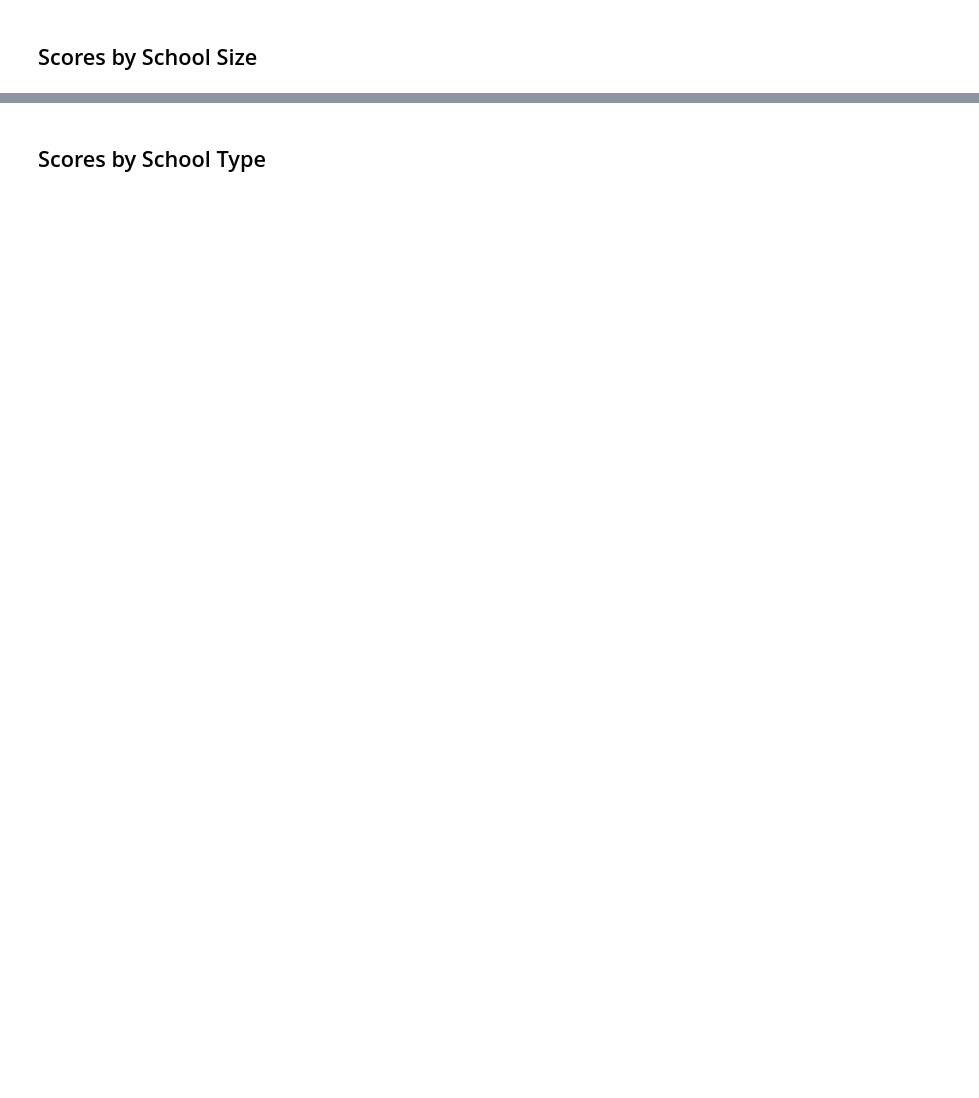
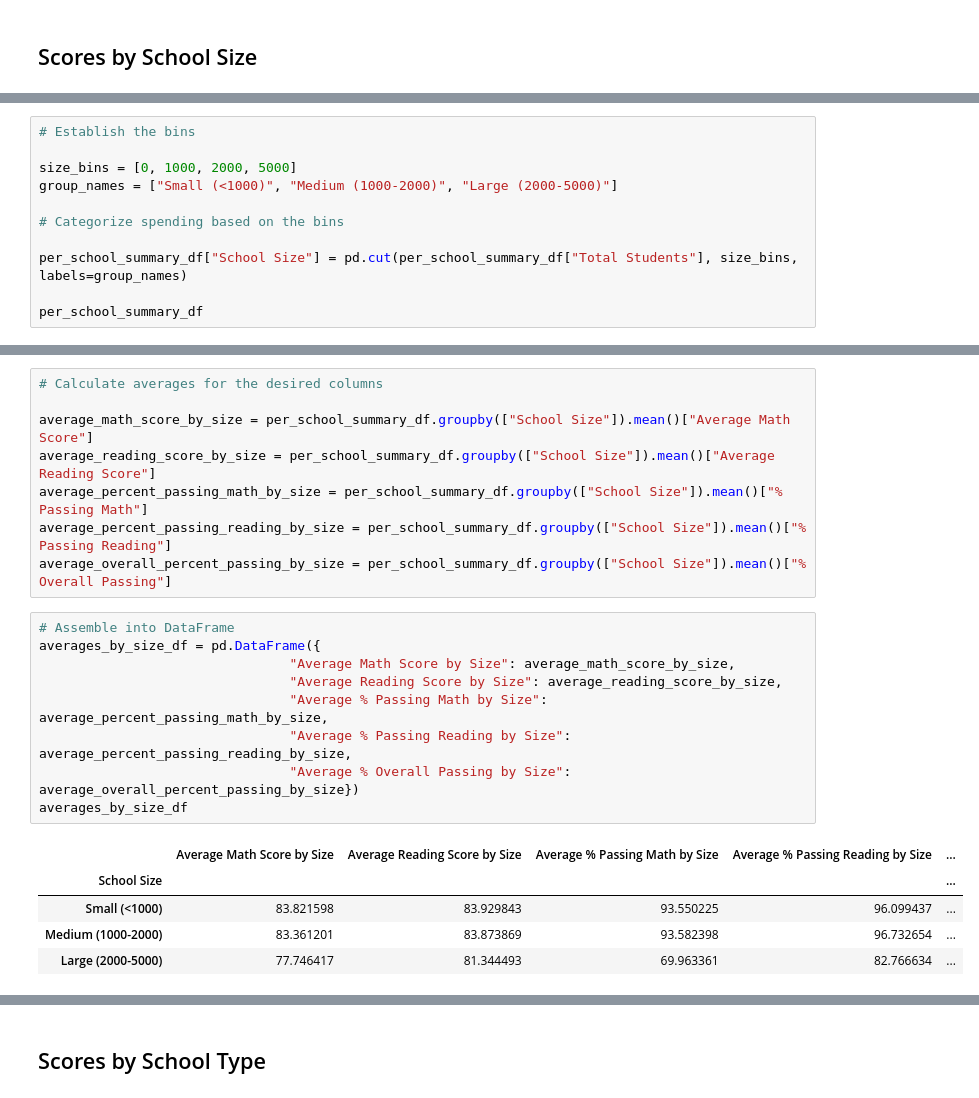
Before and after one commit to WinterElena/4PyCitySchools, a Jupyter notebook: PyCitySchools_Challenge.ipynb, the cells around one changed output, grey strips where cells are left out. Cells and saved outputs as stored; diff of their text form; blank space fills up the shorter version.

```diff
--- a/PyCitySchools_Challenge.ipynb
+++ b/PyCitySchools_Challenge.ipynb
@@ -568,0 +601,11 @@ averages_by_spending_df = pd.DataFrame({
+# %%
+# Establish the bins
+
+size_bins = [0, 1000, 2000, 5000]
+group_names = ["Small (<1000)", "Medium (1000-2000)", "Large (2000-5000)"]
+
+# Categorize spending based on the bins
+
+per_school_summary_df["School Size"] = pd.cut(per_school_summary_df["Total Students"], size_bins, labels=group_names)
+
+per_school_summary_df
@@ -568,0 +629,23 @@ averages_by_spending_df = pd.DataFrame({
+# %%
+# Calculate averages for the desired columns
+
+average_math_score_by_size = per_school_summary_df.groupby(["School Size"]).mean()["Average Math Score"]
+average_reading_score_by_size = per_school_summary_df.groupby(["School Size"]).mean()["Average Reading Score"]
+average_percent_passing_math_by_size = per_school_summary_df.groupby(["School Size"]).mean()["% Passing Math"]
+average_percent_passing_reading_by_size = per_school_summary_df.groupby(["School Size"]).mean()["% Passing Reading"]
+average_overall_percent_passing_by_size = per_school_summary_df.groupby(["School Size"]).mean()["% Overall Passing"]
+# %%
+# Assemble into DataFrame
+averages_by_size_df = pd.DataFrame({
+                                "Average Math Score by Size": average_math_score_by_size,
+                                "Average Reading Score by Size": average_reading_score_by_size,
+                                "Average % Passing Math by Size": average_percent_passing_math_by_size,
+                                "Average % Passing Reading by Size": average_percent_passing_reading_by_size,
+                                "Average % Overall Passing by Size": average_overall_percent_passing_by_size})
+averages_by_size_df
+# %% [output]
+|  | Average Math Score by Size | Average Reading Score by Size | Average % Passing Math by Size | Average % Passing Reading by Size | ... |
+| School Size |  |  |  |  | ... |
+| Small (<1000) | 83.821598 | 83.929843 | 93.550225 | 96.099437 | ... |
+| Medium (1000-2000) | 83.361201 | 83.873869 | 93.582398 | 96.732654 | ... |
+| Large (2000-5000) | 77.746417 | 81.344493 | 69.963361 | 82.766634 | ... |
```
Also changed, not shown: parts of 23 cells of this notebook, 1 other file.
